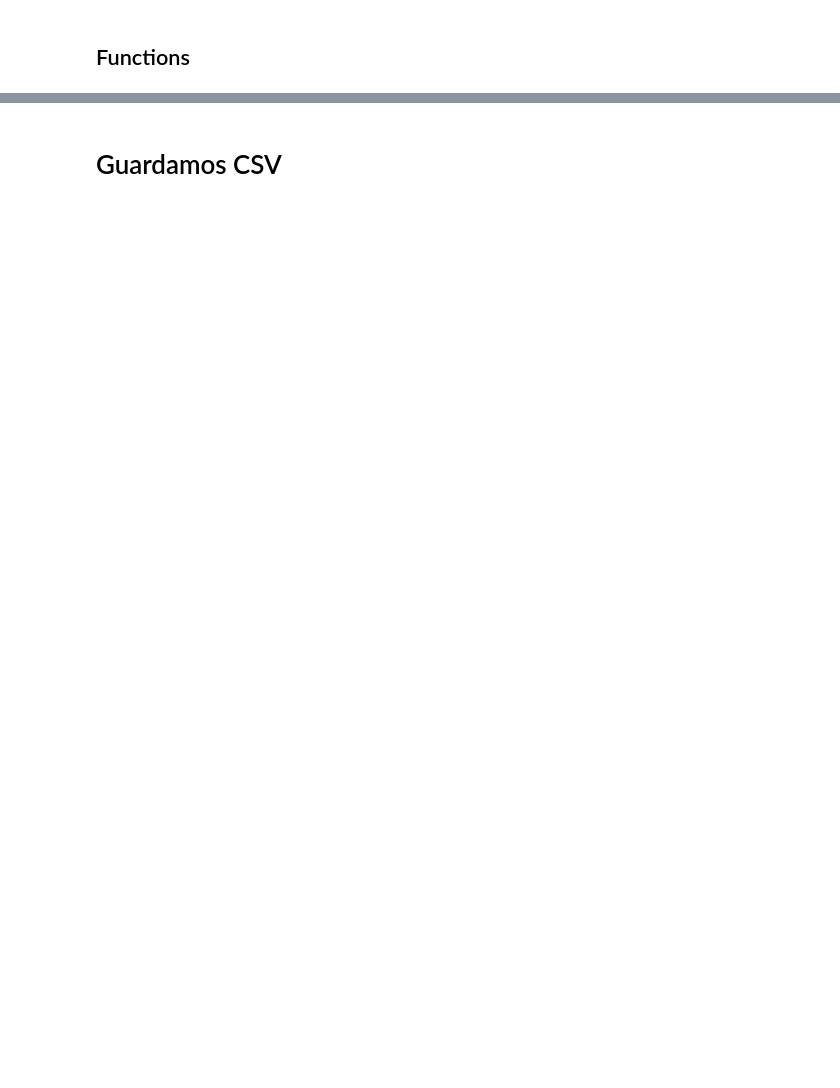
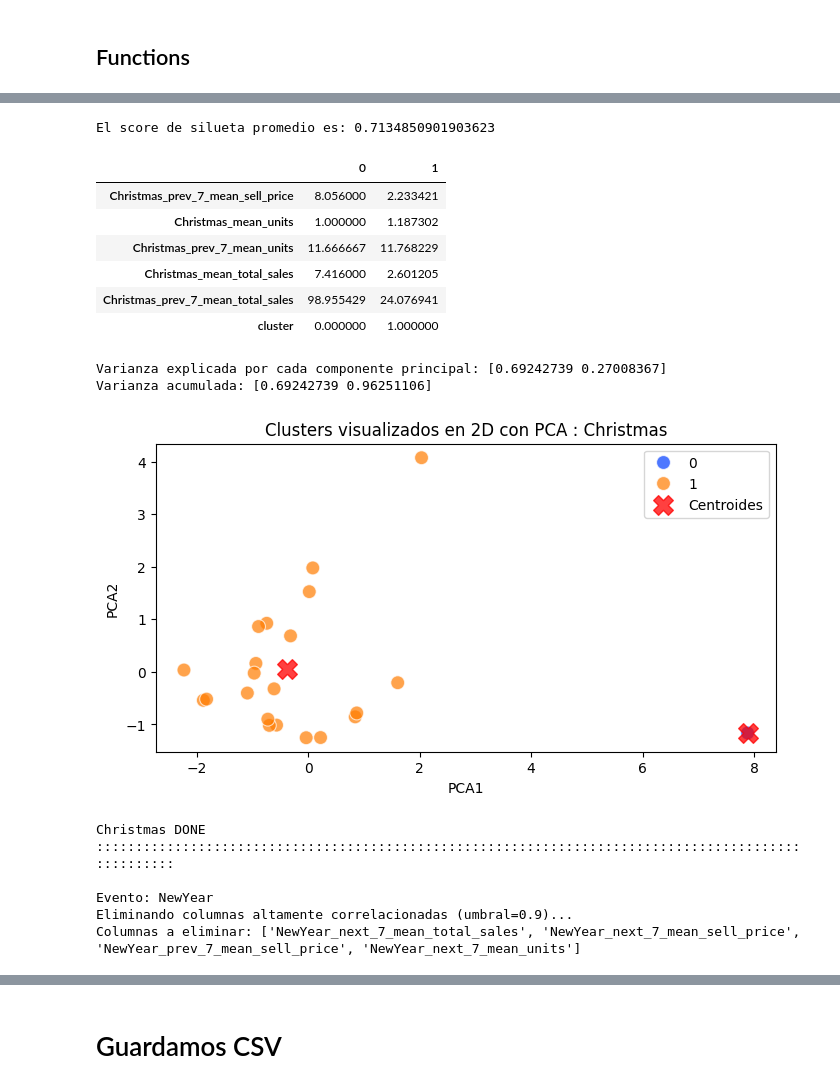
Before and after one commit to antonioMateos/grupo2retail_0424, a Jupyter notebook: 03_Clustering/Clustering_Productos_Eventos.ipynb, the cells around one changed output, grey strips where cells are left out. Drawn from its saved outputs; the diff is of its cells as text; code cells hidden in the pictures; blank space fills up the shorter version.

```diff
--- a/03_Clustering/Clustering_Productos_Eventos.ipynb
+++ b/03_Clustering/Clustering_Productos_Eventos.ipynb
@@ -378,6 +512,3 @@ df = create_date_features(df)
 # %%
-# Creacion caracteristicas para segmentacion
-df_features, features, product_data = features_creation(df)
+# Creacion caracteristicas para segmentacion de TODOS los eventos
+df_features, features = features_creation(df)
-# %%
-# Preprocesamiento
-scaled_df, scaler = preprocess_features(df_features, Scaler=SCALER)
@@ -466,0 +519,57 @@ plot_clusters_sizes(product_segments)
+# %%
+# Guardamos lista de eventos unicos para loopear
+events_list = df['event'].unique().tolist()
+
+# Quitamos None
+events_list.remove('None')
+# %%
+# Inicializamos df_items_with_clusters
+df_items_with_clusters = items[['item']].copy()
+# %%
+for event in events_list:
+  print(f'Evento: {event}')
+
+  # Seleccionamos caracteristicas relativas al evento
+  selected_features = [feature for feature in features if feature.startswith(event)]
+
+  # Quitamos NaN => items que no tienen que ver con el evento
+  df_features.dropna(subset=selected_features, inplace=True)
+
+  # Limpiamos features high correlated
+  cols_to_drop = clean_features(df_features[selected_features], corr_threshold=0.9)
+
+  # Actualizamos selected_features
+  selected_features = list(set(selected_features) - set(cols_to_drop))
+
+  # Preprocesamiento
+  scaled_df, scaler = preprocess_features(df_features[selected_features], Scaler=SCALER)
+
+  # Silhouette
+  plot_silhouette(scaled_df, ran=20, event=event)
+
+  # Segmentacion con optimal_k
+  if event == 'Ramadan starts':
+    optimal_k = 3 # Segun grafico de silueta
+  else:
+    optimal_k = 2 # Segun grafico de silueta
+
+  data = {
+      'df_features': df_features[selected_features],
+      'df_features': df_features,
+      'features': selected_features,
+      'X_scaled': scaled_df,
+      'scaler': scaler
+  }
+
+  product_segments, centroid_df = segment_products_kmeans(data, n_clusters=optimal_k)
+
+  # Renombramos CLUSTER_COL de product_segmentes a {event}
+  product_segments = product_segments.rename(columns={CLUSTER_COL: f'{event}'})
+  # Añadimos columna cluster a df_items_with_clusters desde product_segments usando columna 'item'
+  df_items_with_clusters = df_items_with_clusters.merge(product_segments[['item', event]], on='item', how='left')
+
+  display(centroid_df.T)
+  pca_df, pca_centroids = pca_and_plot_clusters(data['df_features'][selected_features], n_clusters=optimal_k, detail=event)
+
+  print(f'\n{event} DONE ::::::::::::::::::::::::::::::::::::::::::::::::::::::::::::::::::::::::::::::::::::::::::::::::::::\n')
+# %% [output]
@@ -466,0 +580,16 @@ plot_clusters_sizes(product_segments)
+El score de silueta promedio es: 0.7134850901903623
+|  | 0 | 1 |
+| Christmas_prev_7_mean_sell_price | 8.056000 | 2.233421 |
+| Christmas_mean_units | 1.000000 | 1.187302 |
+| Christmas_prev_7_mean_units | 11.666667 | 11.768229 |
+| Christmas_mean_total_sales | 7.416000 | 2.601205 |
+| Christmas_prev_7_mean_total_sales | 98.955429 | 24.076941 |
+| cluster | 0.000000 | 1.000000 |
+Varianza explicada por cada componente principal: [0.69242739 0.27008367]
+Varianza acumulada: [0.69242739 0.96251106]
+[figure, added]
+Christmas DONE ::::::::::::::::::::::::::::::::::::::::::::::::::::::::::::::::::::::::::::::::::::::::::::::::::::
+
+Evento: NewYear
+Eliminando columnas altamente correlacionadas (umbral=0.9)...
+Columnas a eliminar: ['NewYear_next_7_mean_total_sales', 'NewYear_next_7_mean_sell_price', 'NewYear_prev_7_mean_sell_price', 'NewYear_next_7_mean_units']
```
Also changed, not shown: parts of 43 cells of this notebook, 5 other files.
